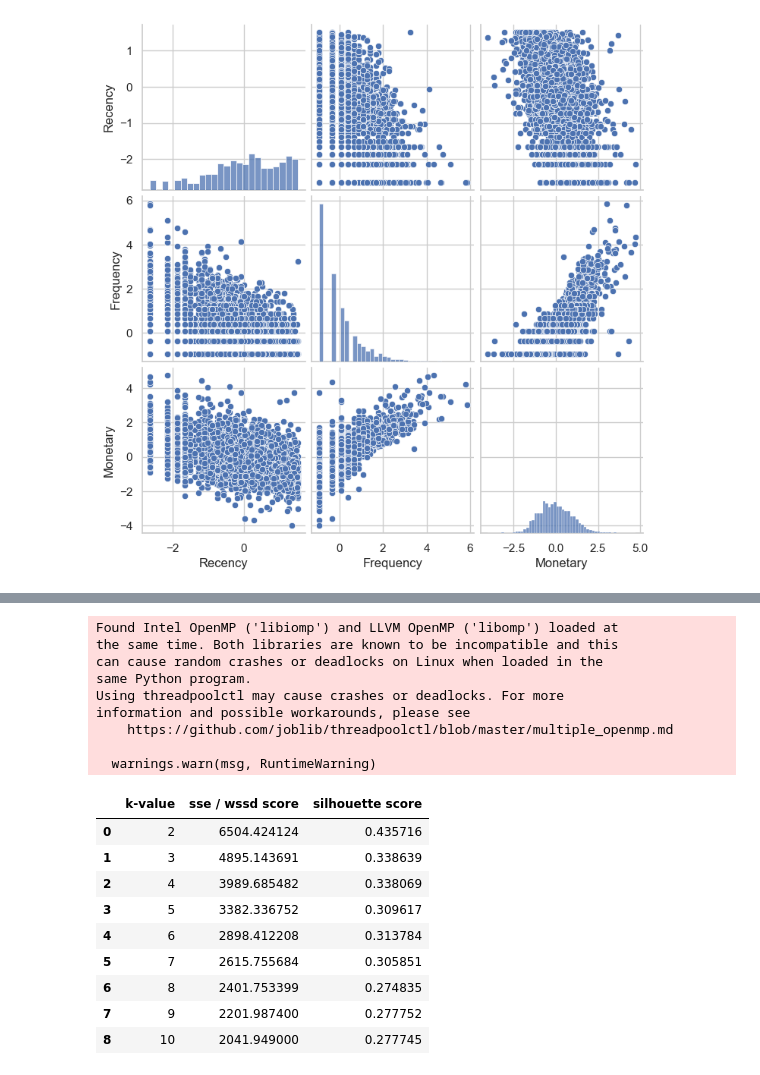
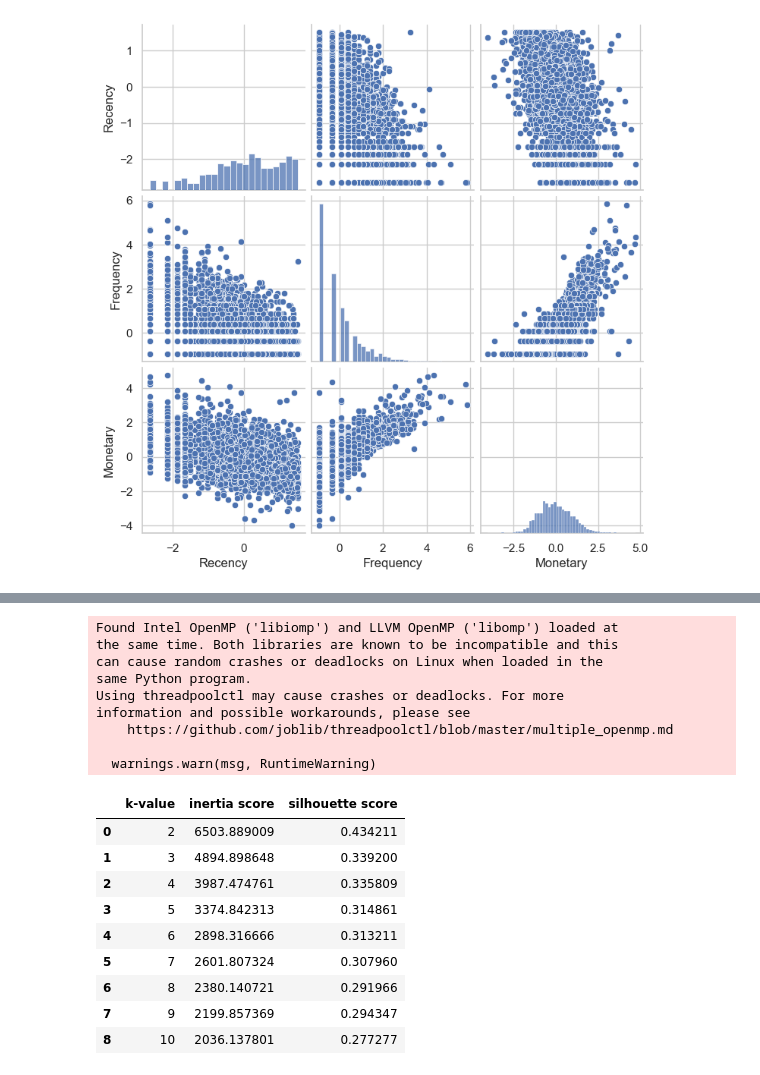
Before and after one commit to bisharatm/ds08_online-retail, a Jupyter notebook: notebooks/03_modeling_and_clustering.ipynb, the cells around one changed output, grey strips where cells are left out. Cells and saved outputs as stored; diff of their text form; code cells hidden in the pictures.

```diff
--- a/notebooks/03_modeling_and_clustering.ipynb
+++ b/notebooks/03_modeling_and_clustering.ipynb
@@ -223,8 +148,9 @@ Upon inspection of the RFM data a few issues were found, that would require some
 # %%
+rfm_features = rfm[['Recency', 'Frequency', 'Monetary']]
+
 # Apply log transformation to RFM metrics to reduce skewness
-rfm_log = rfm[['Recency', 'Frequency', 'Monetary']].apply(lambda x: np.log1p(x))
+rfm_log = rfm_features.apply(lambda x: np.log1p(x))
 print(f'After log-transformation: \n', rfm_log.describe())
-#plot_rfm_distributions(rfm_log, title_suffix='(Log-Transformed)')
 # %% [output]
 After log-transformation:
             Recency    Frequency     Monetary
@@ -240,7 +166,7 @@ max       5.924256     5.347108    12.543284
 # Standardize the log-transformed RFM metrics
 scaler = StandardScaler()
 rfm_scaled = scaler.fit_transform(rfm_log)
-rfm_scaled = pd.DataFrame(rfm_scaled, columns=['Recency', 'Frequency', 'Monetary'])
+#rfm_scaled = pd.DataFrame(rfm_scaled, columns=['Recency', 'Frequency', 'Monetary'])
 print(f'After scaling: \n', rfm_scaled.describe())
 # %% [output]
 After scaling:
@@ -282,36 +212,36 @@ Apply K-Means clustering using Scikit Learn, and evaluate using: (i) the 'Elbow'
 # %%
-sse = []    # Sum of Squres Error's for various k values (WSSD's)
-sil = []    # Silhouette scores for various k values (Read more here: https://en.wikipedia.org/wiki/Silhouette_(clustering))
+inertia_scores = []       # Sum of Squres Error's for various k values (WSSD's)
+silhouette_scores = []    # Silhouette scores for various k values
 
 k_range = range(2, 11)
 
 for k in k_range:
-    kmeans = KMeans(n_clusters=k, random_state=42)
+    kmeans = KMeans(n_clusters=k, random_state=42, n_init=20)
     kmeans = kmeans.fit(rfm_scaled)
-    sse.append(kmeans.inertia_)
-    sil.append(silhouette_score(rfm_scaled, kmeans.labels_))
+    inertia_scores.append(kmeans.inertia_)
+    silhouette_scores.append(silhouette_score(rfm_scaled, kmeans.labels_))
 
 # Display the scores for each model
-clusters = pd.DataFrame({'k-value': k_range, 'sse / wssd score': sse, 'silhouette score': sil})
+clusters = pd.DataFrame({'k-value': k_range, 'inertia score': inertia_scores, 'silhouette score': silhouette_scores})
 clusters
 # %% [output]
 Found Intel OpenMP ('libiomp') and LLVM OpenMP ('libomp') loaded at
 the same time. Both libraries are known to be incompatible and this
 can cause random crashes or deadlocks on Linux when loaded in the
 same Python program.
 Using threadpoolctl may cause crashes or deadlocks. For more
 information and possible workarounds, please see
     https://github.com/joblib/threadpoolctl/blob/master/multiple_openmp.md
 
   warnings.warn(msg, RuntimeWarning)
-|  | k-value | sse / wssd score | silhouette score |
-| 0 | 2 | 6504.424124 | 0.435716 |
-| 1 | 3 | 4895.143691 | 0.338639 |
-| 2 | 4 | 3989.685482 | 0.338069 |
-| 3 | 5 | 3382.336752 | 0.309617 |
-| 4 | 6 | 2898.412208 | 0.313784 |
-| 5 | 7 | 2615.755684 | 0.305851 |
-| 6 | 8 | 2401.753399 | 0.274835 |
-| 7 | 9 | 2201.987400 | 0.277752 |
-| 8 | 10 | 2041.949000 | 0.277745 |
+|  | k-value | inertia score | silhouette score |
+| 0 | 2 | 6503.889009 | 0.434211 |
+| 1 | 3 | 4894.898648 | 0.339200 |
+| 2 | 4 | 3987.474761 | 0.335809 |
+| 3 | 5 | 3374.842313 | 0.314861 |
+| 4 | 6 | 2898.316666 | 0.313211 |
+| 5 | 7 | 2601.807324 | 0.307960 |
+| 6 | 8 | 2380.140721 | 0.291966 |
+| 7 | 9 | 2199.857369 | 0.294347 |
+| 8 | 10 | 2036.137801 | 0.277277 |
 # %%
```
Also changed, not shown: parts of 34 cells of this notebook, 1 other file.
